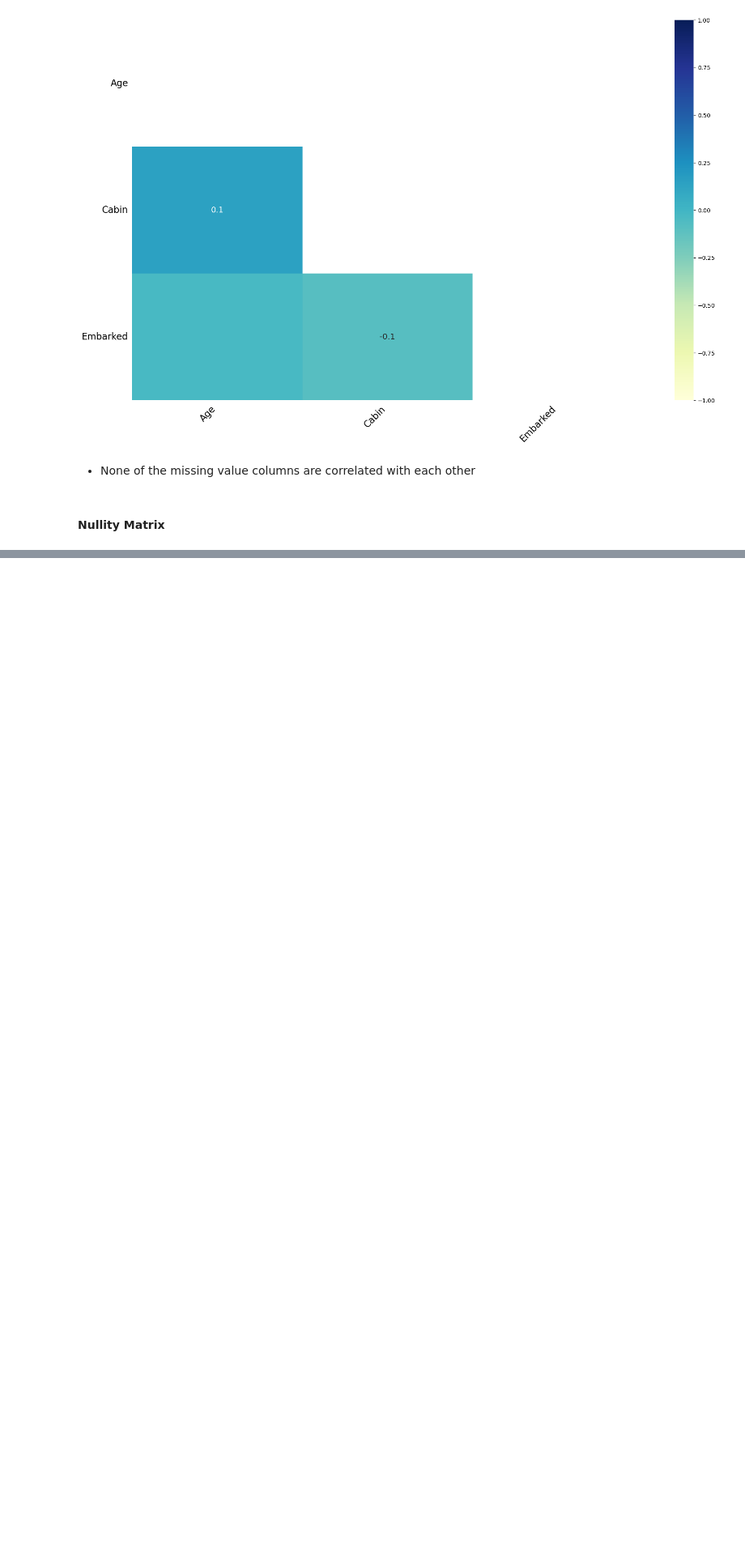
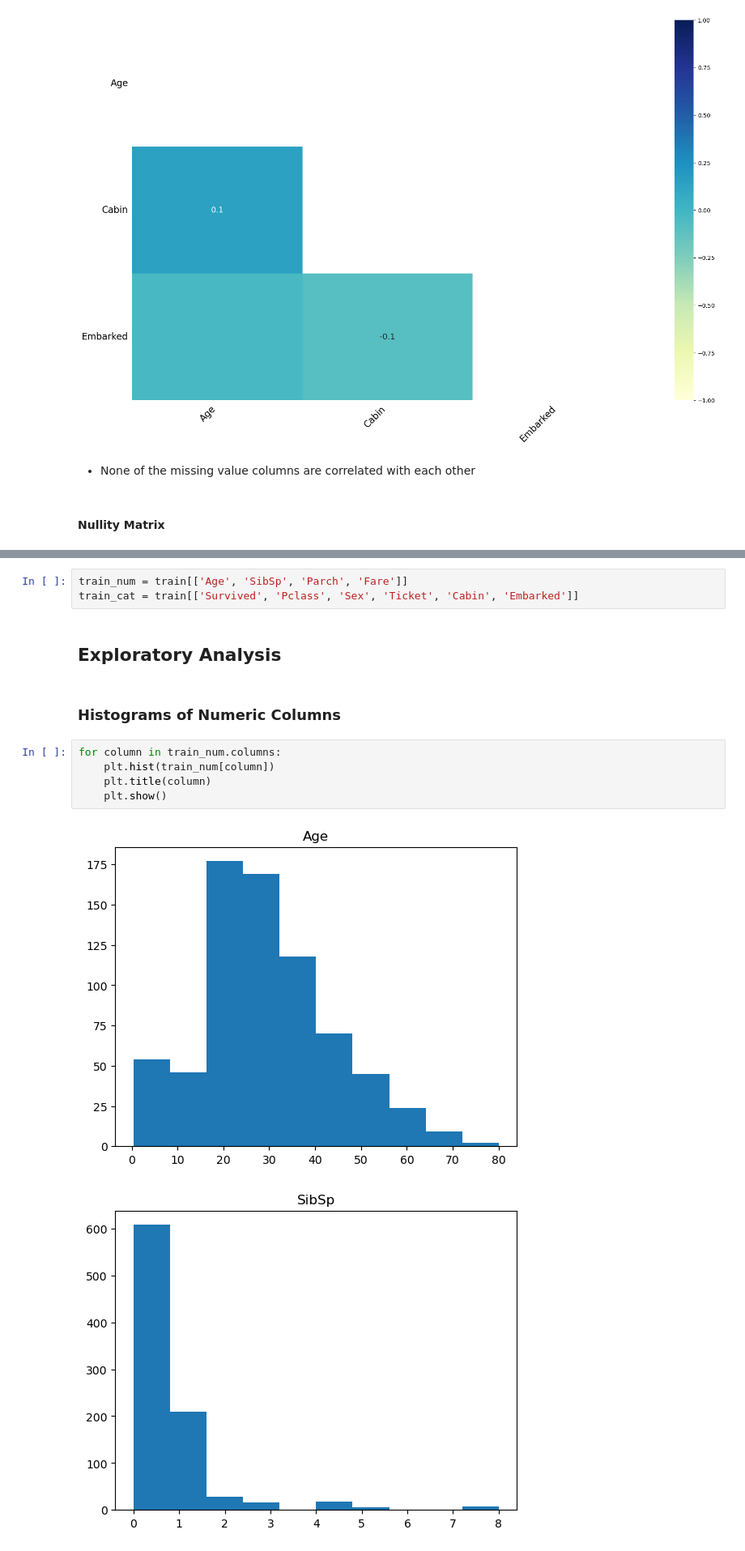
Before and after one commit to AaronM44/Titanic-ML, a Jupyter notebook: titanic_ml.ipynb, the cells around one changed output, grey strips where cells are left out. Shown at 81% size. Cells and saved outputs as stored; diff of their text form; blank space fills up the shorter version.

```diff
--- a/titanic_ml.ipynb
+++ b/titanic_ml.ipynb
@@ -159,0 +166,15 @@ msno.dendrogram(train)
+# %%
+train_num = train[['Age', 'SibSp', 'Parch', 'Fare']]
+train_cat = train[['Survived', 'Pclass', 'Sex', 'Ticket', 'Cabin', 'Embarked']]
+# %% [markdown]
+## Exploratory Analysis
+# %% [markdown]
+### Histograms of Numeric Columns
+# %%
+for column in train_num.columns:
+    plt.hist(train_num[column])
+    plt.title(column)
+    plt.show()
+# %% [output]
+[figure, added]
+[figure, added]
```
Also changed, not shown: parts of 21 cells of this notebook.
